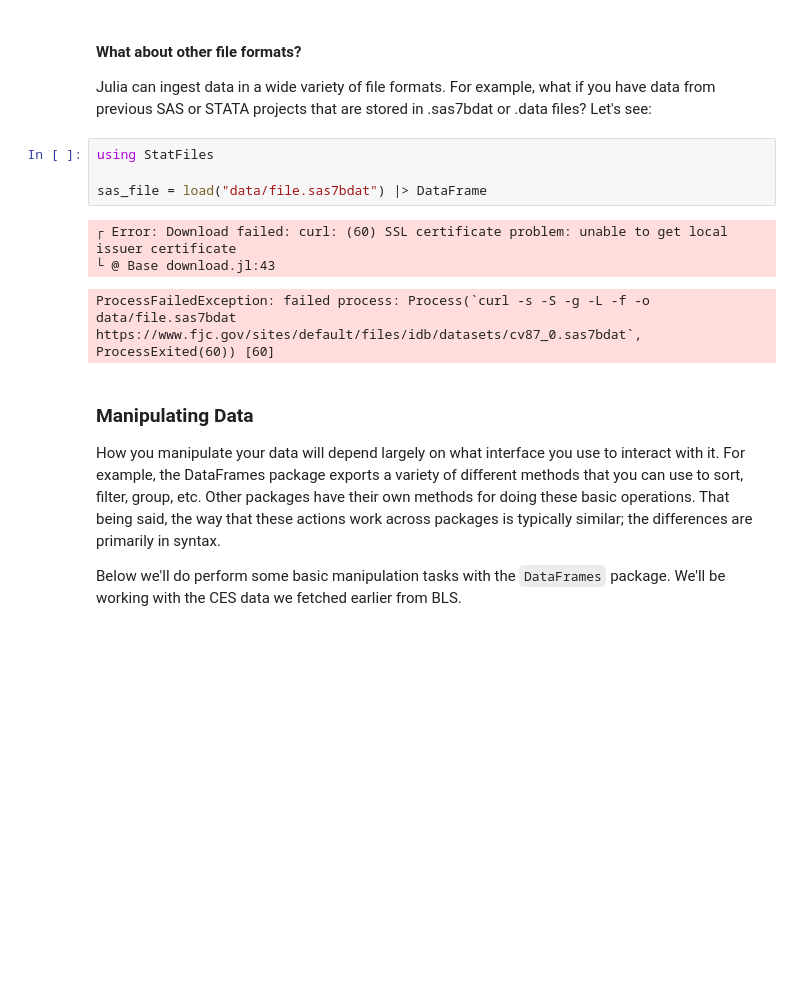
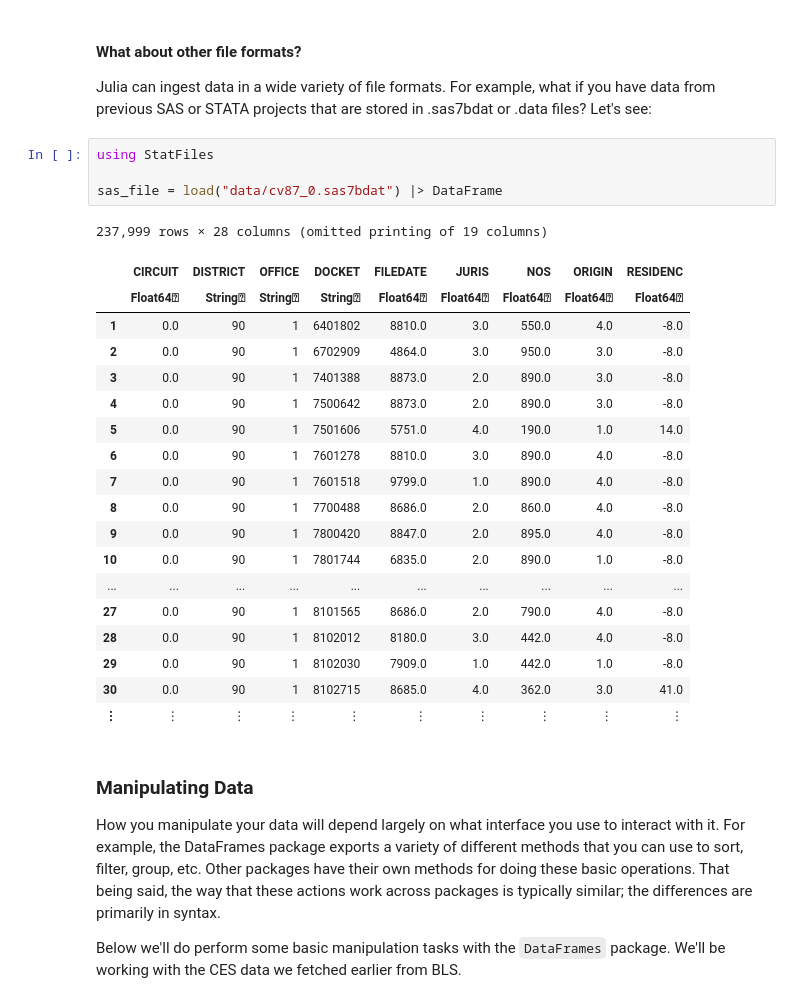
Before and after one commit to mthelm85/Intro-to-Julia, a Jupyter notebook: Intro to Julia.ipynb, the cells around one changed output. Drawn from its saved outputs; the diff is of its cells as text; blank space fills up the shorter version.

```diff
--- a/Intro to Julia.ipynb
+++ b/Intro to Julia.ipynb
@@ -126,11 +126,27 @@ Julia can ingest data in a wide variety of file formats. For example, what if yo
 # %%
 using StatFiles
 
-sas_file = load("data/file.sas7bdat") |> DataFrame
+sas_file = load("data/cv87_0.sas7bdat") |> DataFrame
 # %% [output]
-┌ Error: Download failed: curl: (60) SSL certificate problem: unable to get local issuer certificate
-└ @ Base download.jl:43
+237,999 rows × 28 columns (omitted printing of 19 columns)
-ProcessFailedException: failed process: Process(`curl -s -S -g -L -f -o data/file.sas7bdat https://www.fjc.gov/sites/default/files/idb/datasets/cv87_0.sas7bdat`, ProcessExited(60)) [60]
+|  | CIRCUIT | DISTRICT | OFFICE | DOCKET | FILEDATE | JURIS | NOS | ORIGIN | RESIDENC |
+|  | Float64⍰ | String⍰ | String⍰ | String⍰ | Float64⍰ | Float64⍰ | Float64⍰ | Float64⍰ | Float64⍰ |
+| 1 | 0.0 | 90 | 1 | 6401802 | 8810.0 | 3.0 | 550.0 | 4.0 | -8.0 |
+| 2 | 0.0 | 90 | 1 | 6702909 | 4864.0 | 3.0 | 950.0 | 3.0 | -8.0 |
+| 3 | 0.0 | 90 | 1 | 7401388 | 8873.0 | 2.0 | 890.0 | 3.0 | -8.0 |
+| 4 | 0.0 | 90 | 1 | 7500642 | 8873.0 | 2.0 | 890.0 | 3.0 | -8.0 |
+| 5 | 0.0 | 90 | 1 | 7501606 | 5751.0 | 4.0 | 190.0 | 1.0 | 14.0 |
+| 6 | 0.0 | 90 | 1 | 7601278 | 8810.0 | 3.0 | 890.0 | 4.0 | -8.0 |
+| 7 | 0.0 | 90 | 1 | 7601518 | 9799.0 | 1.0 | 890.0 | 4.0 | -8.0 |
+| 8 | 0.0 | 90 | 1 | 7700488 | 8686.0 | 2.0 | 860.0 | 4.0 | -8.0 |
+| 9 | 0.0 | 90 | 1 | 7800420 | 8847.0 | 2.0 | 895.0 | 4.0 | -8.0 |
+| 10 | 0.0 | 90 | 1 | 7801744 | 6835.0 | 2.0 | 890.0 | 1.0 | -8.0 |
+| ... | ... | ... | ... | ... | ... | ... | ... | ... | ... |
+| 27 | 0.0 | 90 | 1 | 8101565 | 8686.0 | 2.0 | 790.0 | 4.0 | -8.0 |
+| 28 | 0.0 | 90 | 1 | 8102012 | 8180.0 | 3.0 | 442.0 | 4.0 | -8.0 |
+| 29 | 0.0 | 90 | 1 | 8102030 | 7909.0 | 1.0 | 442.0 | 1.0 | -8.0 |
+| 30 | 0.0 | 90 | 1 | 8102715 | 8685.0 | 4.0 | 362.0 | 3.0 | 41.0 |
+| ⋮ | ⋮ | ⋮ | ⋮ | ⋮ | ⋮ | ⋮ | ⋮ | ⋮ | ⋮ |
 # %% [markdown]
 ### Manipulating Data
 
```
Also changed, not shown: parts of 1 cell of this notebook.
